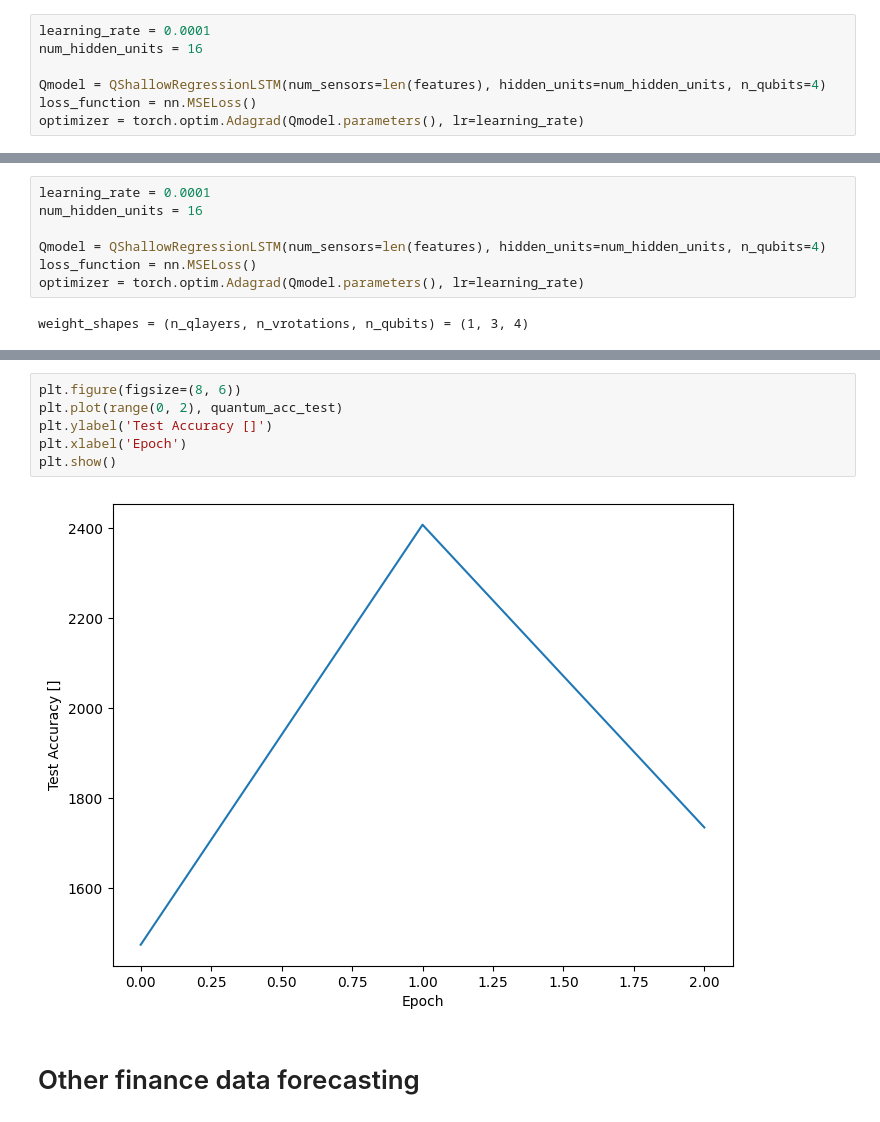
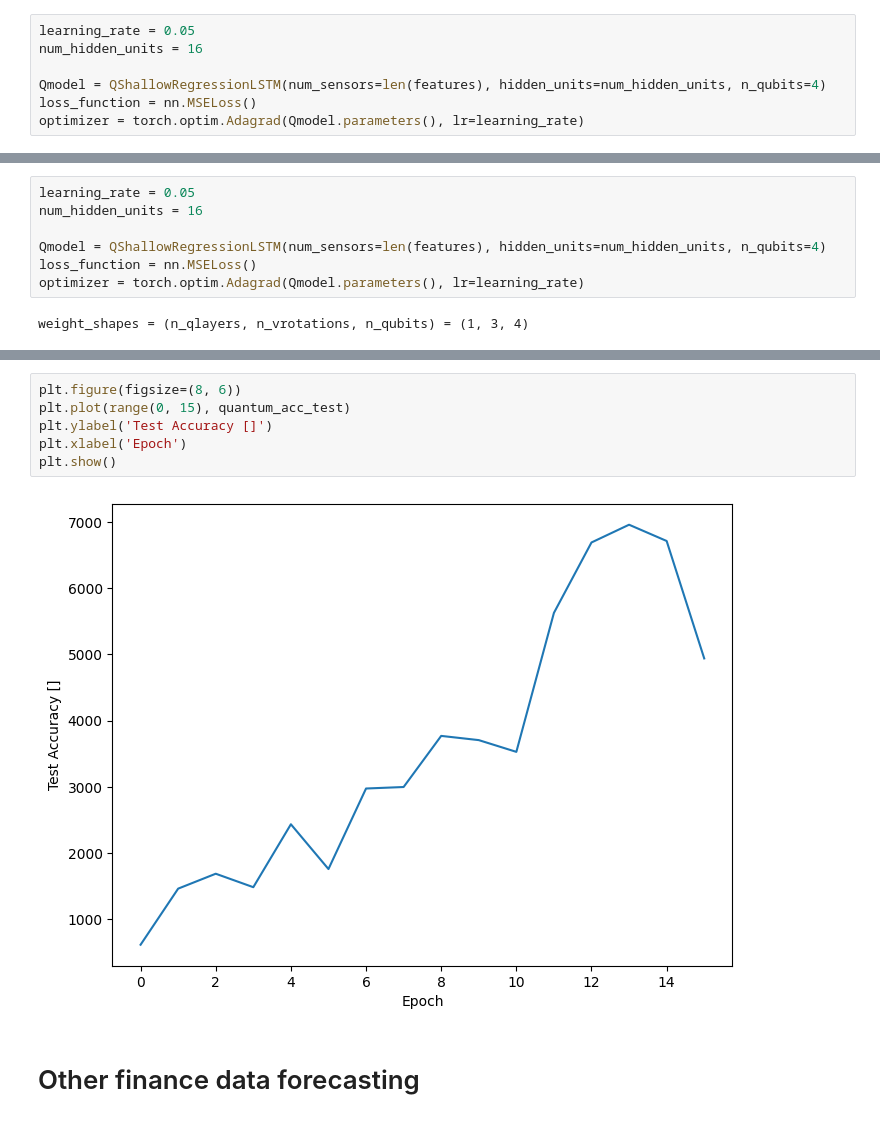
Before and after one commit to Jordi008/QLSTM, a Jupyter notebook: QLSTM_Functional.ipynb, the cells around one changed output, grey strips where cells are left out. Drawn from its saved outputs; the diff is of its cells as text.

```diff
--- a/QLSTM_Functional.ipynb
+++ b/QLSTM_Functional.ipynb
@@ -456,7 +453,7 @@ In the subsequent code section, our objective is to train a QLSTM model designed
 # %%
 from utils import QShallowRegressionLSTM
 # %%
-learning_rate = 0.0001
+learning_rate = 0.05
 num_hidden_units = 16
 
 Qmodel = QShallowRegressionLSTM(num_sensors=len(features), hidden_units=num_hidden_units, n_qubits=4)
@@ -880,7 +884,7 @@ plt.show()
 # %%
 from utils import QShallowRegressionLSTM
 # %%
-learning_rate = 0.0001
+learning_rate = 0.05
 num_hidden_units = 16
 
 Qmodel = QShallowRegressionLSTM(num_sensors=len(features), hidden_units=num_hidden_units, n_qubits=4)
@@ -988,11 +990,11 @@ plt.show()
 # %%
 plt.figure(figsize=(8, 6))
-plt.plot(range(0, 2), quantum_acc_test)
+plt.plot(range(0, 15), quantum_acc_test)
 plt.ylabel('Test Accuracy []')
 plt.xlabel('Epoch')
 plt.show()
 # %% [output]
-[figure, old version]
+[figure, new version]
 # %% [markdown]
 # Other finance data forecasting
 # %%
```
Also changed, not shown: parts of 31 cells of this notebook, 1 other file.
